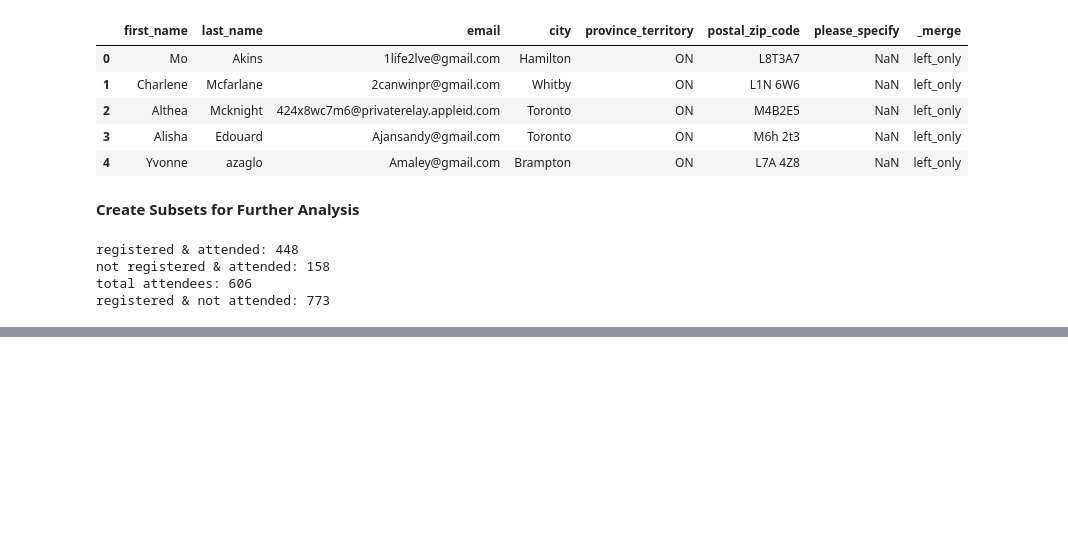
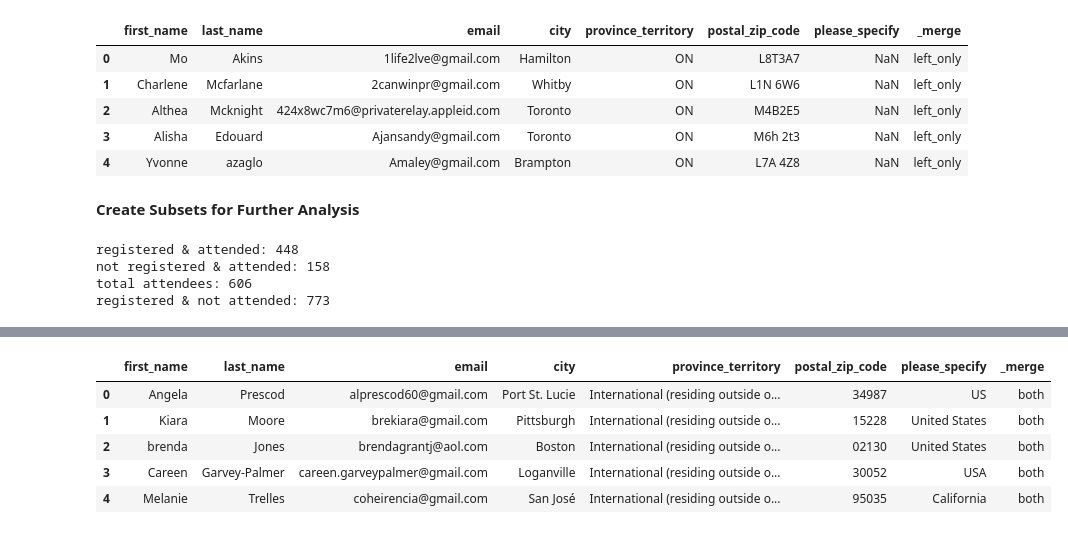
Before and after one commit to merlyn-true/event-attendee-analysis, a Jupyter notebook: notebooks/02-preprocessing.ipynb, the cells around one changed output, grey strips where cells are left out. Cells and saved outputs as stored; diff of their text form; code cells hidden in the pictures; blank space fills up the shorter version.

```diff
--- a/notebooks/02-preprocessing.ipynb
+++ b/notebooks/02-preprocessing.ipynb
@@ -94,0 +130,9 @@ registered & not attended: 773
+# %%
+registered_and_attended_int.head()
+# %% [output]
+|  | first_name | last_name | email | city | province_territory | postal_zip_code | please_specify | _merge |
+| 0 | Angela | Prescod | alprescod60@gmail.com | Port St. Lucie | International (residing outside o... | 34987 | US | both |
+| 1 | Kiara | Moore | brekiara@gmail.com | Pittsburgh | International (residing outside o... | 15228 | United States | both |
+| 2 | brenda | Jones | brendagrantj@aol.com | Boston | International (residing outside o... | 02130 | United States | both |
+| 3 | Careen | Garvey-Palmer | careen.garveypalmer@gmail.com | Loganville | International (residing outside o... | 30052 | USA | both |
+| 4 | Melanie | Trelles | coheirencia@gmail.com | San José | International (residing outside o... | 95035 | California | both |
```
Also changed, not shown: parts of 14 cells of this notebook.
